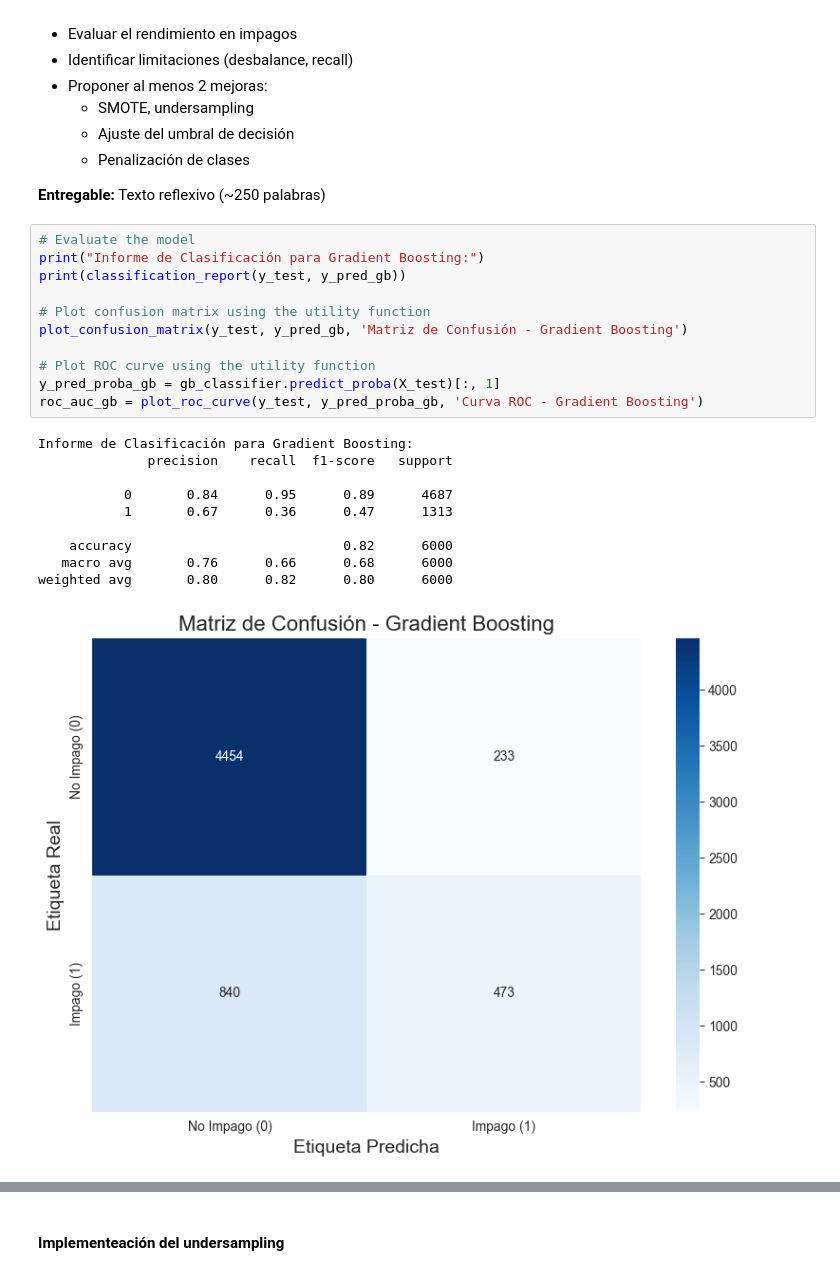
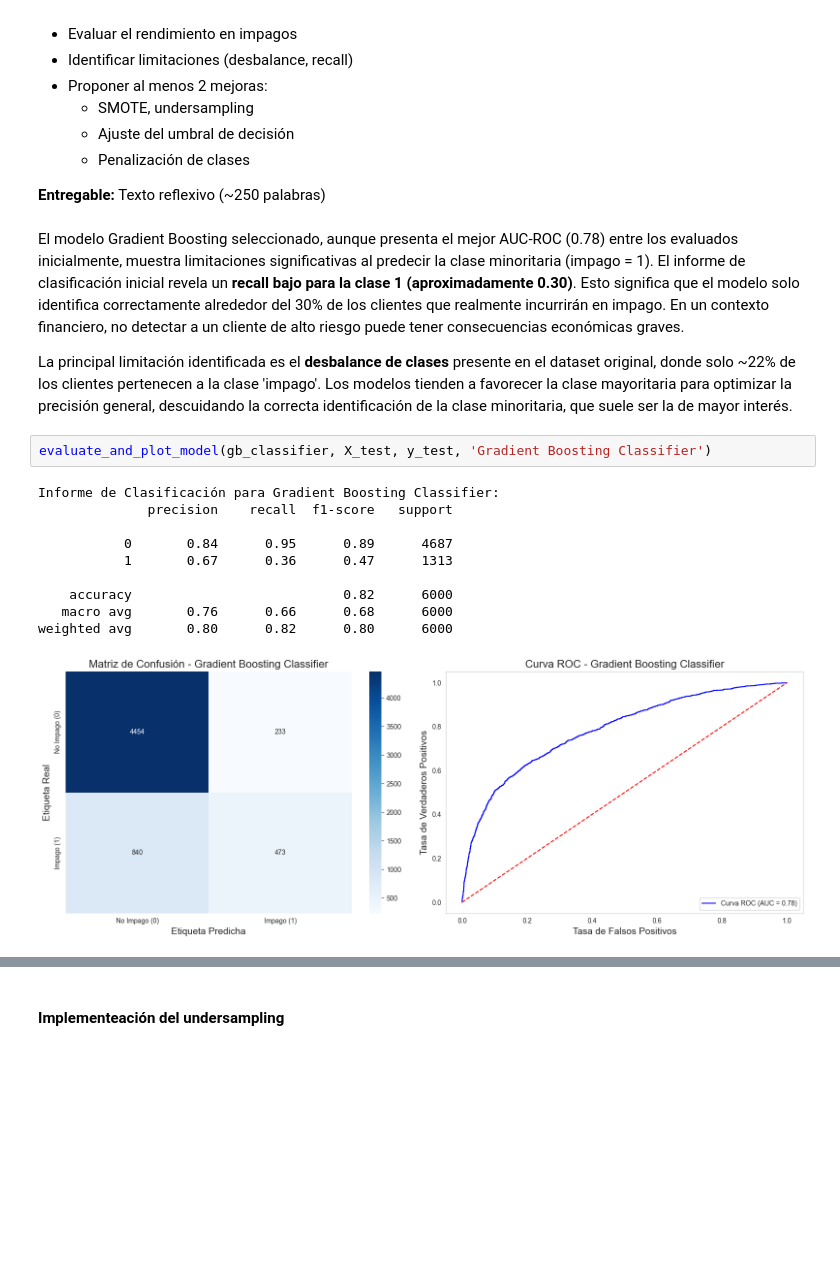
Before and after one commit to nestorojeda/CreditSHAP, a Jupyter notebook: notebook.ipynb, the cells around one changed output, grey strips where cells are left out. Cells and saved outputs as stored; diff of their text form; blank space fills up the shorter version.

```diff
--- a/notebook.ipynb
+++ b/notebook.ipynb
@@ -604,25 +607,20 @@ Pago realizado último mes: 0 NT$
   - Penalización de clases
 
 **Entregable:** Texto reflexivo (~250 palabras)
+# %% [markdown]
+El modelo Gradient Boosting seleccionado, aunque presenta el mejor AUC-ROC (0.78) entre los evaluados inicialmente, muestra limitaciones significativas al predecir la clase minoritaria (impago = 1). El informe de clasificación inicial revela un **recall bajo para la clase 1 (aproximadamente 0.30)**. Esto significa que el modelo solo identifica correctamente alrededor del 30% de los clientes que realmente incurrirán en impago. En un contexto financiero, no detectar a un cliente de alto riesgo puede tener consecuencias económicas graves.
+
+La principal limitación identificada es el **desbalance de clases** presente en el dataset original, donde solo ~22% de los clientes pertenecen a la clase 'impago'. Los modelos tienden a favorecer la clase mayoritaria para optimizar la precisión general, descuidando la correcta identificación de la clase minoritaria, que suele ser la de mayor interés.
 # %%
-# Evaluate the model
-print("Informe de Clasificación para Gradient Boosting:")
-print(classification_report(y_test, y_pred_gb))
-
-# Plot confusion matrix using the utility function
-plot_confusion_matrix(y_test, y_pred_gb, 'Matriz de Confusión - Gradient Boosting')
-
-# Plot ROC curve using the utility function
-y_pred_proba_gb = gb_classifier.predict_proba(X_test)[:, 1]
-roc_auc_gb = plot_roc_curve(y_test, y_pred_proba_gb, 'Curva ROC - Gradient Boosting')
+evaluate_and_plot_model(gb_classifier, X_test, y_test, 'Gradient Boosting Classifier')
 # %% [output]
-Informe de Clasificación para Gradient Boosting:
+Informe de Clasificación para Gradient Boosting Classifier:
               precision    recall  f1-score   support
 
            0       0.84      0.95      0.89      4687
            1       0.67      0.36      0.47      1313
 
     accuracy                           0.82      6000
    macro avg       0.76      0.66      0.68      6000
 weighted avg       0.80      0.82      0.80      6000
-[figure, old version]
+[figure, new version]
```
Also changed, not shown: parts of 14 cells of this notebook.
